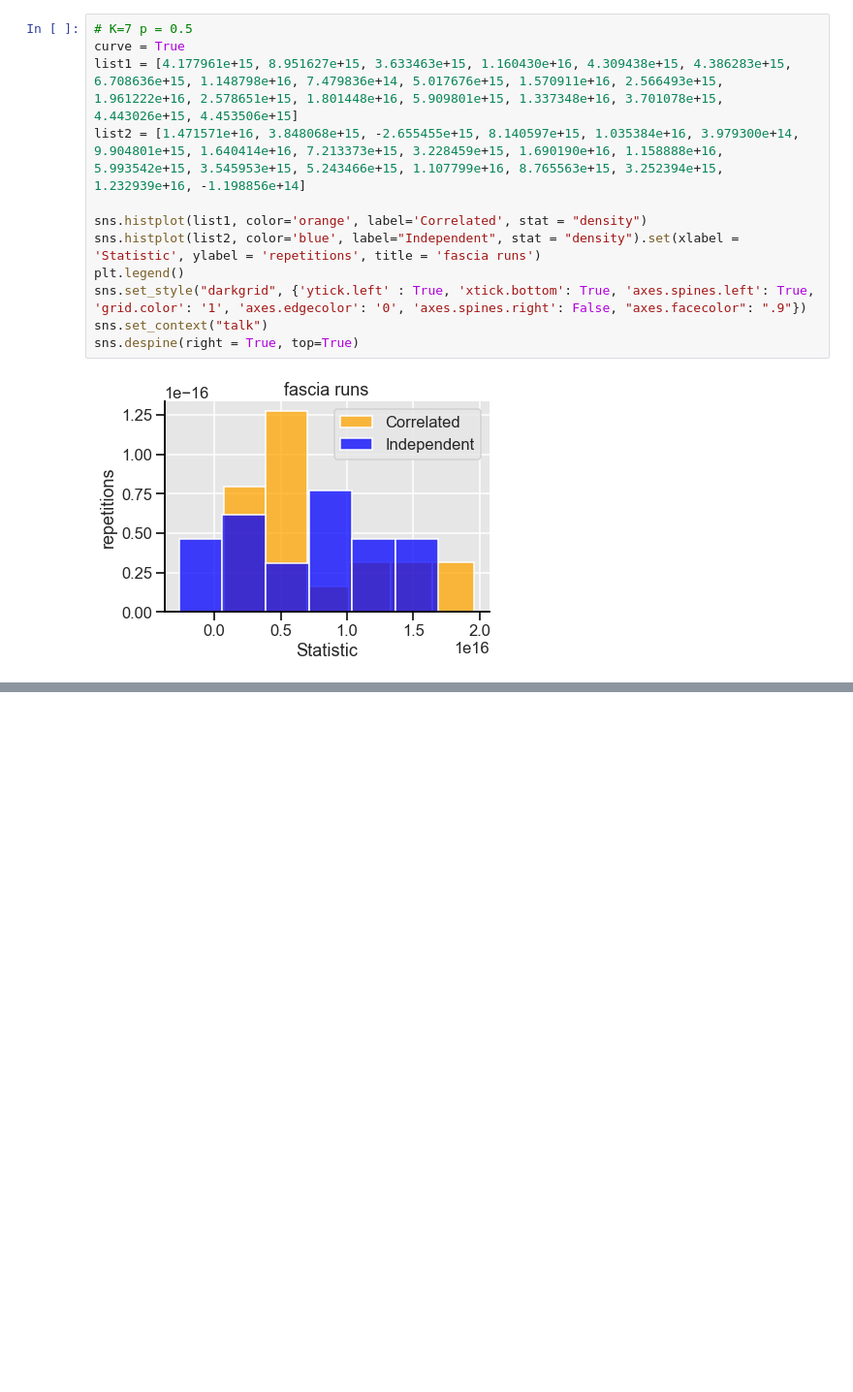
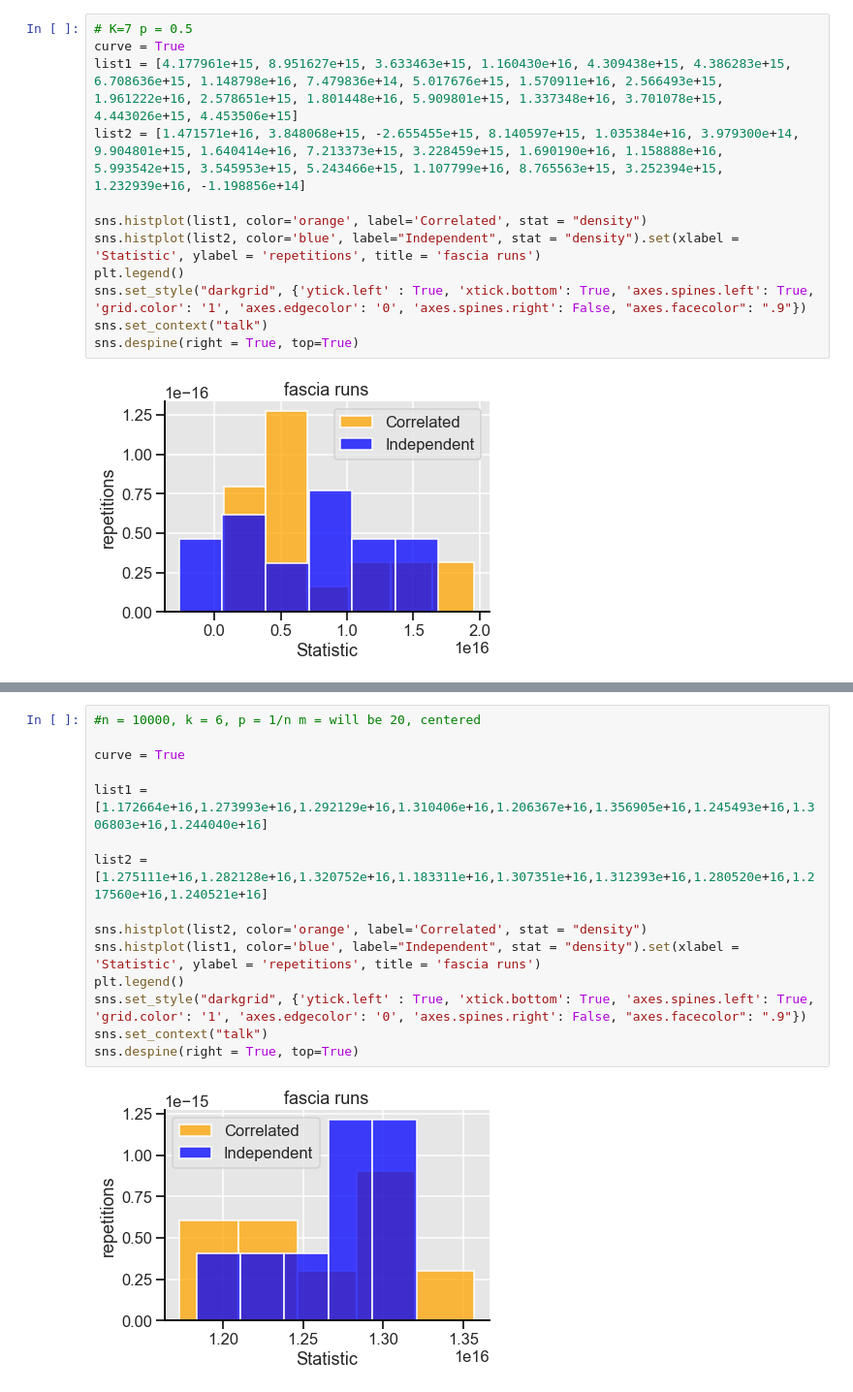
Before and after one commit to louishu17/tree_color_coding_task, a Jupyter notebook: Jupyter Vizualizations/fascia_viz.ipynb, the cells around one changed output, grey strips where cells are left out. Shown at 97% size. Drawn from its saved outputs; the diff is of its cells as text; blank space fills up the shorter version.

```diff
--- a/Jupyter Vizualizations/fascia_viz.ipynb
+++ b/Jupyter Vizualizations/fascia_viz.ipynb
@@ -257,0 +294,17 @@ sns.despine(right = True, top=True)
+# %%
+#n = 10000, k = 6, p = 1/n m = will be 20, centered
+
+curve = True
+
+list1 = [1.172664e+16,1.273993e+16,1.292129e+16,1.310406e+16,1.206367e+16,1.356905e+16,1.245493e+16,1.306803e+16,1.244040e+16]
+
+list2 = [1.275111e+16,1.282128e+16,1.320752e+16,1.183311e+16,1.307351e+16,1.312393e+16,1.280520e+16,1.217560e+16,1.240521e+16]
+
+sns.histplot(list2, color='orange', label='Correlated', stat = "density")
+sns.histplot(list1, color='blue', label="Independent", stat = "density").set(xlabel = 'Statistic', ylabel = 'repetitions', title = 'fascia runs')
+plt.legend()
+sns.set_style("darkgrid", {'ytick.left' : True, 'xtick.bottom': True, 'axes.spines.left': True, 'grid.color': '1', 'axes.edgecolor': '0', 'axes.spines.right': False, "axes.facecolor": ".9"})
+sns.set_context("talk")
+sns.despine(right = True, top=True)
+# %% [output]
+[figure, added]
```
Also changed, not shown: parts of 2 cells of this notebook, 4 other files.
